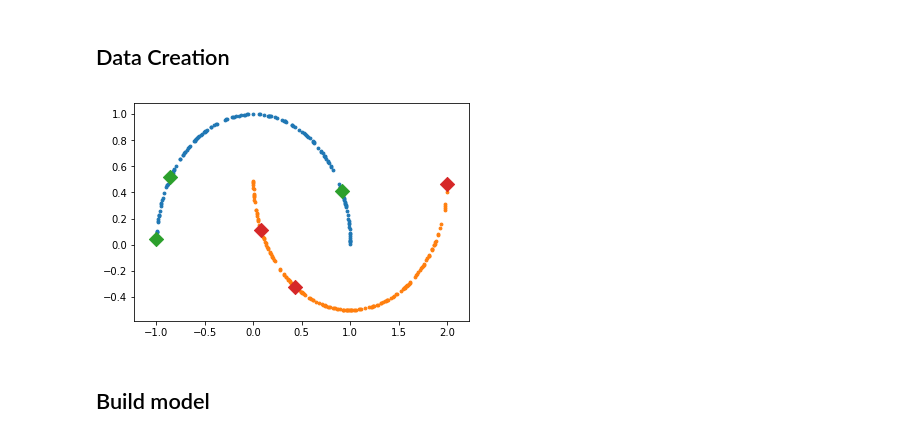
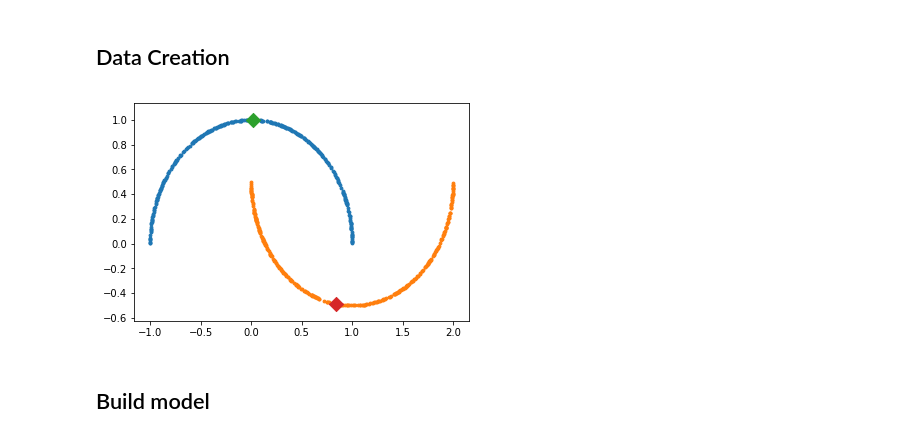
Before and after one commit to bruno-31/toy_ssl, a Jupyter notebook: gan-ssl-cnn.ipynb, the cells around one changed output. Drawn from its saved outputs; the diff is of its cells as text; code cells hidden in the pictures.

```diff
--- a/gan-ssl-cnn.ipynb
+++ b/gan-ssl-cnn.ipynb
@@ -25,7 +21,7 @@ params = dict(
     epoch=2000,
     epsilon=1e-8,
     max_iter=16000,
-    viz_every=4000,
+    viz_every=500,
     z_dim=2,
     x_dim=2,
     optimizer='rmsprop', # rmsprop sgd sga
@@ -37,32 +33,32 @@ rng = np.random.RandomState(params['seed'])  # seed labels
 # %% [markdown]
 ## Data Creation
 # %%
-labeled =3
-x,y=make_moons(n_samples=1000, shuffle=True, noise=0.00, random_state=rng.randint(2**10))
+labeled =1
+x,y=make_moons(n_samples=2000, shuffle=True, noise=0., random_state=rng.randint(2**10))
 trainx, testx, trainy, testy = train_test_split(x, y, test_size=0.33, random_state=rng.randint(2**10))
 trainx_unl = trainx.copy()
 
 inds = rng.permutation(trainx.shape[0])
 trainx = trainx[inds]
 trainy = trainy[inds]
 txs = []
 tys = []
 for j in range(10):
     txs.append(trainx[trainy == j][:labeled])
     tys.append(trainy[trainy == j][:labeled])
 txs = np.concatenate(txs, axis=0)
 tys = np.concatenate(tys, axis=0)
 trainx = txs
 trainy = tys
 
 nr_batch_train = trainx.shape[0] // params['batch_size']
 nr_batch_test = testx.shape[0] // params['batch_size']
 
 utils.scatter_2_class(testx,testy,s=8)
 # utils.scatter_2_class(trainx_unl,np.ones(trainx_unl.shape[0]),s=1,c='k')
 utils.scatter_2_class(trainx,trainy,marker = 'D',s=100)
 plt.show()
 # %% [output]
-[figure, old version]
+[figure, new version]
 # %%
 def generator(z, output_dim=2, n_hidden=384, n_layer=6, reuse=False):
```
Also changed, not shown: parts of 16 cells of this notebook.
